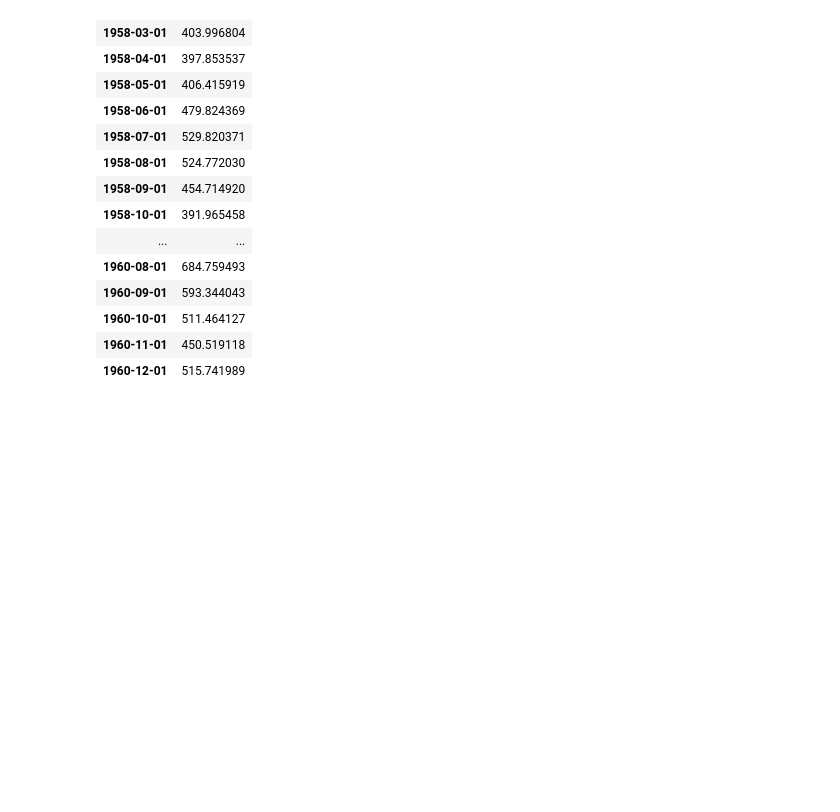
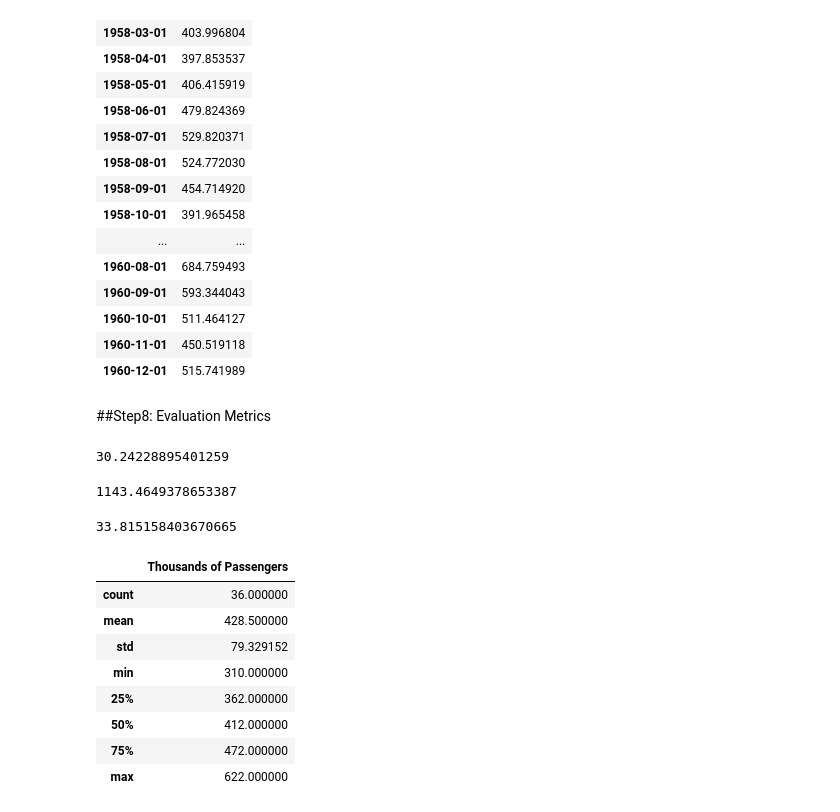
Before and after one commit to shubh2ds/Time-Series-Analysis, a Jupyter notebook: Airline_Passengers_Forcasting_Project_Holt_Winters_Method.ipynb, the cells around one changed output. Saved outputs shown, nothing was run; the diff lists cells and outputs as text; code cells hidden in the pictures; blank space fills up the shorter version.

```diff
--- a/Airline_Passengers_Forcasting_Project_Holt_Winters_Method.ipynb
+++ b/Airline_Passengers_Forcasting_Project_Holt_Winters_Method.ipynb
@@ -174,3 +174,5 @@ predicted_df
 | 1960-10-01 | 511.464127 |
 | 1960-11-01 | 450.519118 |
 | 1960-12-01 | 515.741989 |
+# %% [markdown]
+##Step8: Evaluation Metrics
@@ -176,0 +181,24 @@ predicted_df
+# %%
+mean_absolute_error(test_data,test_predictions)
+# %% [output]
+30.24228895401259
+# %%
+mean_squared_error(test_data,test_predictions)
+# %% [output]
+1143.4649378653387
+# %%
+np.sqrt(mean_squared_error(test_data,test_predictions))
+# %% [output]
+33.815158403670665
+# %%
+test_data.describe()
+# %% [output]
+|  | Thousands of Passengers |
+| count | 36.000000 |
+| mean | 428.500000 |
+| std | 79.329152 |
+| min | 310.000000 |
+| 25% | 362.000000 |
+| 50% | 412.000000 |
+| 75% | 472.000000 |
+| max | 622.000000 |
```
Also changed, not shown: parts of 5 cells of this notebook.
